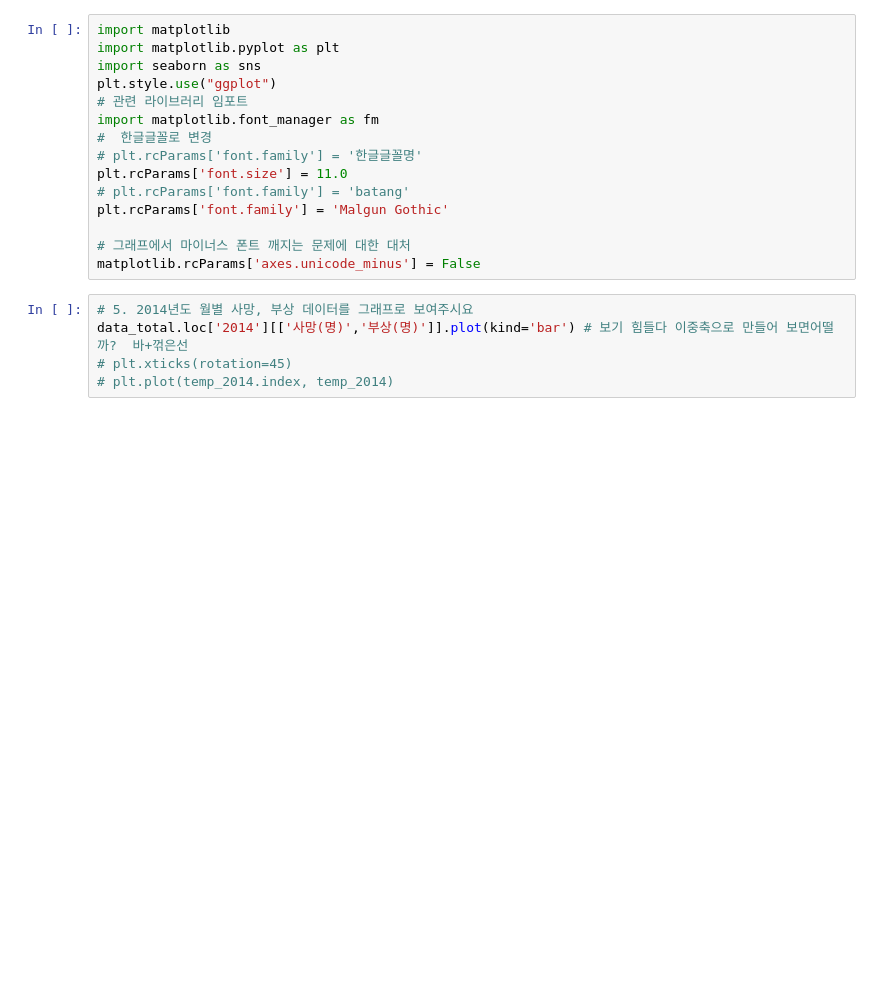
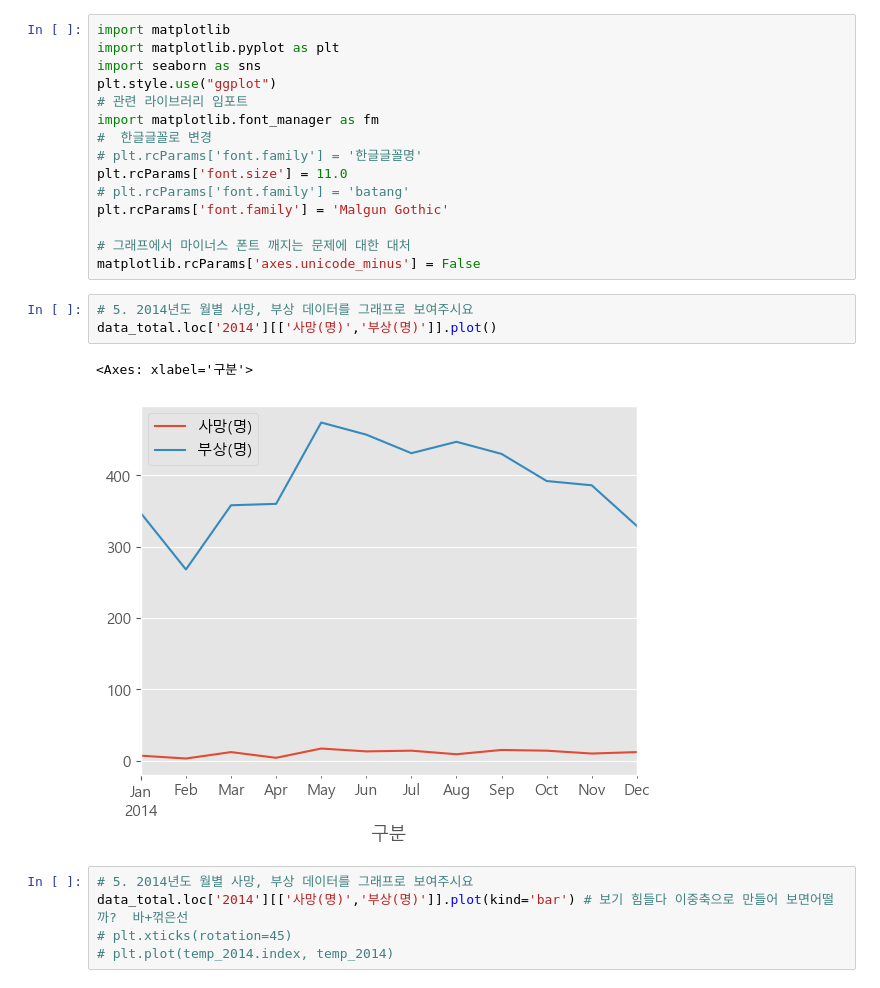
Before and after one commit to yamuzer/WASSUP3, a Jupyter notebook: 03_Data_Preprocessing/02_09_Pandas 시계열 자료 다루기.ipynb, the cells around one changed output. Drawn from its saved outputs; the diff is of its cells as text; blank space fills up the shorter version.

Commit message:
visual start

```diff
--- a/03_Data_Preprocessing/02_09_Pandas 시계열 자료 다루기.ipynb
+++ b/03_Data_Preprocessing/02_09_Pandas 시계열 자료 다루기.ipynb
@@ -1269,6 +1321,12 @@ plt.rcParams['font.family'] = 'Malgun Gothic'
 
 # 그래프에서 마이너스 폰트 깨지는 문제에 대한 대처
 matplotlib.rcParams['axes.unicode_minus'] = False
+# %%
+# 5. 2014년도 월별 사망, 부상 데이터를 그래프로 보여주시요
+data_total.loc['2014'][['사망(명)','부상(명)']].plot()
+# %% [output]
+<Axes: xlabel='구분'>
+[figure, added]
 # %%
 # 5. 2014년도 월별 사망, 부상 데이터를 그래프로 보여주시요
 data_total.loc['2014'][['사망(명)','부상(명)']].plot(kind='bar') # 보기 힘들다 이중축으로 만들어 보면어떨까?  바+꺾은선
```
Also changed, not shown: parts of 40 cells of this notebook, 4 other files.
